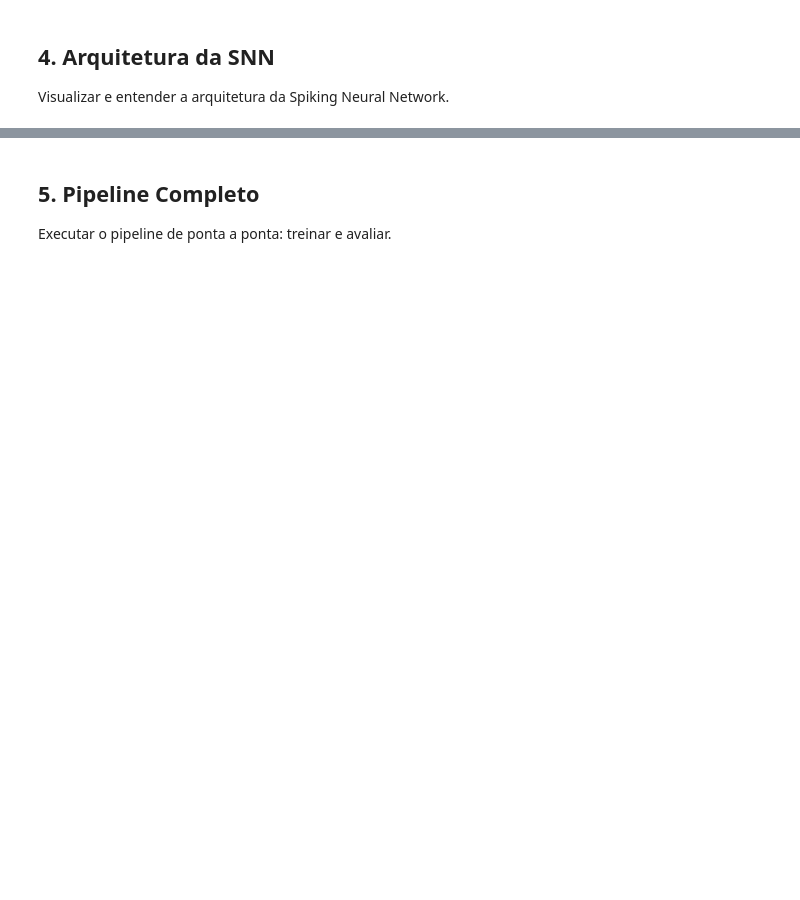
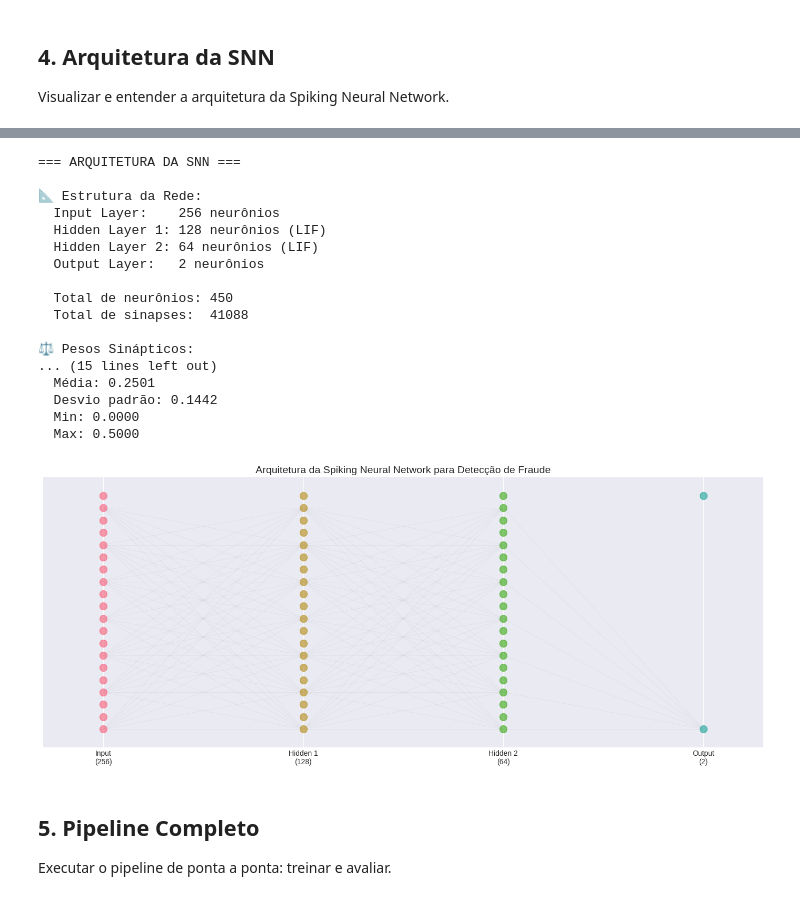
Before and after one commit to firebitsbr/fraud-detection-neuromorphic, a Jupyter notebook: notebooks/demo.ipynb, the cells around one changed output, grey strips where cells are left out. Saved outputs shown, nothing was run; the diff lists cells and outputs as text; code cells hidden in the pictures; blank space fills up the shorter version.

```diff
--- a/notebooks/demo.ipynb
+++ b/notebooks/demo.ipynb
@@ -238,34 +291,53 @@ for i, (size, name, x) in enumerate(zip(layer_sizes, layer_names, x_positions)):
 
     # Limitar visualização para camadas grandes
     display_neurons = min(size, 20)
     y_display = np.linspace(0, max_size, display_neurons)
 
     ax.scatter([x] * display_neurons, y_display, s=100, alpha=0.7,
                color=f'C{i}', label=name, zorder=3)
 
     # Conectar com próxima camada
     if i < len(layer_sizes) - 1:
         next_x = x_positions[i + 1]
         next_size = min(layer_sizes[i + 1], 20)
         next_y = np.linspace(0, max_size, next_size)
 
         # Desenhar algumas conexões (amostra)
         for y1 in y_display[::3]:
             for y2 in next_y[::3]:
                 ax.plot([x, next_x], [y1, y2], 'k-', alpha=0.05, linewidth=0.5, zorder=1)
 
 ax.set_xlim(-1, 11)
 ax.set_ylim(-20, max_size + 20)
 ax.set_xticks(x_positions)
 ax.set_xticklabels(layer_names)
 ax.set_yticks([])
 ax.set_title('Arquitetura da Spiking Neural Network para Detecção de Fraude', fontsize=14)
 ax.spines['left'].set_visible(False)
-ax.spines('right'].set_visible(False)
+ax.spines['right'].set_visible(False)
 ax.spines['top'].set_visible(False)
 
 plt.tight_layout()
 plt.show()
+# %% [output]
+=== ARQUITETURA DA SNN ===
+
+📐 Estrutura da Rede:
+  Input Layer:    256 neurônios
+  Hidden Layer 1: 128 neurônios (LIF)
+  Hidden Layer 2: 64 neurônios (LIF)
+  Output Layer:   2 neurônios
+
+  Total de neurônios: 450
+  Total de sinapses:  41088
+
+⚖️ Pesos Sinápticos:
+... (15 lines left out)
+  Média: 0.2501
+  Desvio padrão: 0.1442
+  Min: 0.0000
+  Max: 0.5000
+[figure, added]
 # %% [markdown]
 ## 5. Pipeline Completo
 
```
Also changed, not shown: parts of 10 cells of this notebook, 27 other files.
